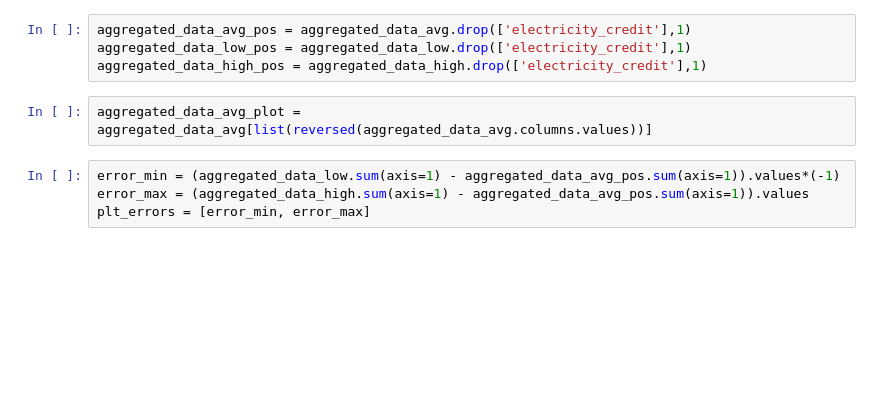
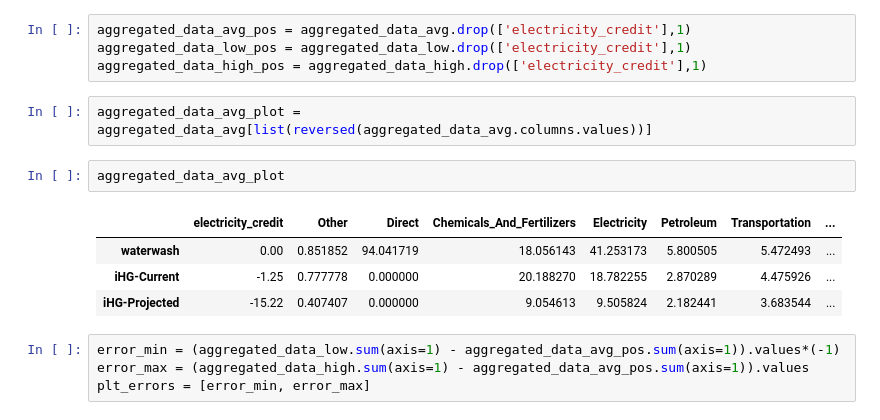
Before and after one commit to okavvada/LCA_model_LBL_old, a Jupyter notebook: LCA_GHG_model.ipynb, the cells around one changed output. Cells and saved outputs as stored; diff of their text form; blank space fills up the shorter version.

```diff
--- a/LCA_GHG_model.ipynb
+++ b/LCA_GHG_model.ipynb
@@ -138,6 +93,13 @@ aggregated_data_low_pos = aggregated_data_low.drop(['electricity_credit'],1)
 aggregated_data_high_pos = aggregated_data_high.drop(['electricity_credit'],1)
 # %%
 aggregated_data_avg_plot = aggregated_data_avg[list(reversed(aggregated_data_avg.columns.values))]
+# %%
+aggregated_data_avg_plot
+# %% [output]
+|  | electricity_credit | Other | Direct | Chemicals_And_Fertilizers | Electricity | Petroleum | Transportation | ... |
+| waterwash | 0.00 | 0.851852 | 94.041719 | 18.056143 | 41.253173 | 5.800505 | 5.472493 | ... |
+| iHG-Current | -1.25 | 0.777778 | 0.000000 | 20.188270 | 18.782255 | 2.870289 | 4.475926 | ... |
+| iHG-Projected | -15.22 | 0.407407 | 0.000000 | 9.054613 | 9.505824 | 2.182441 | 3.683544 | ... |
 # %%
 error_min = (aggregated_data_low.sum(axis=1) - aggregated_data_avg_pos.sum(axis=1)).values*(-1)
 error_max = (aggregated_data_high.sum(axis=1) - aggregated_data_avg_pos.sum(axis=1)).values
```
Also changed, not shown: parts of 2 cells of this notebook.
